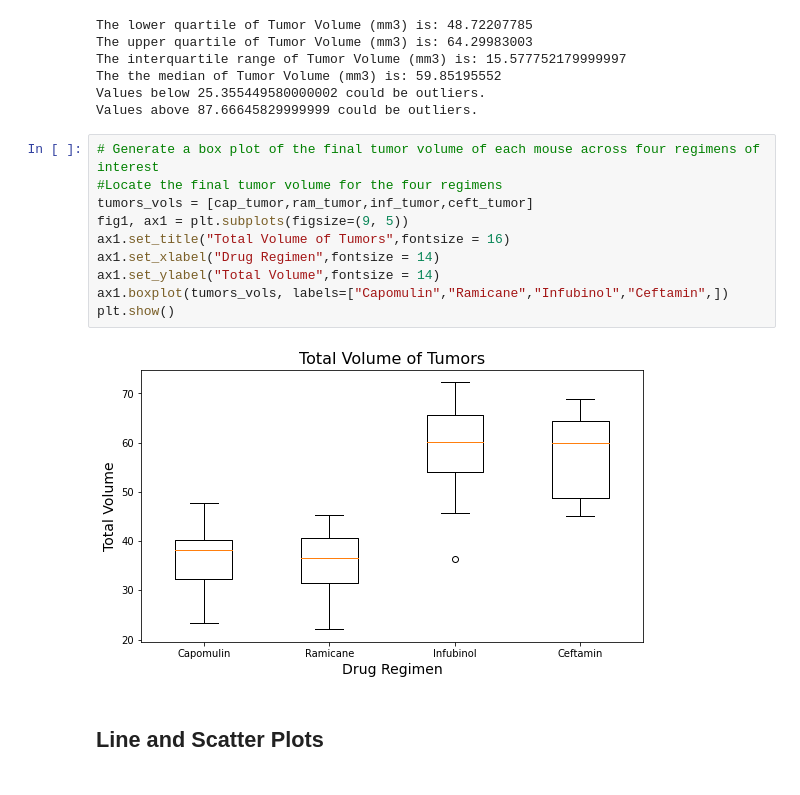
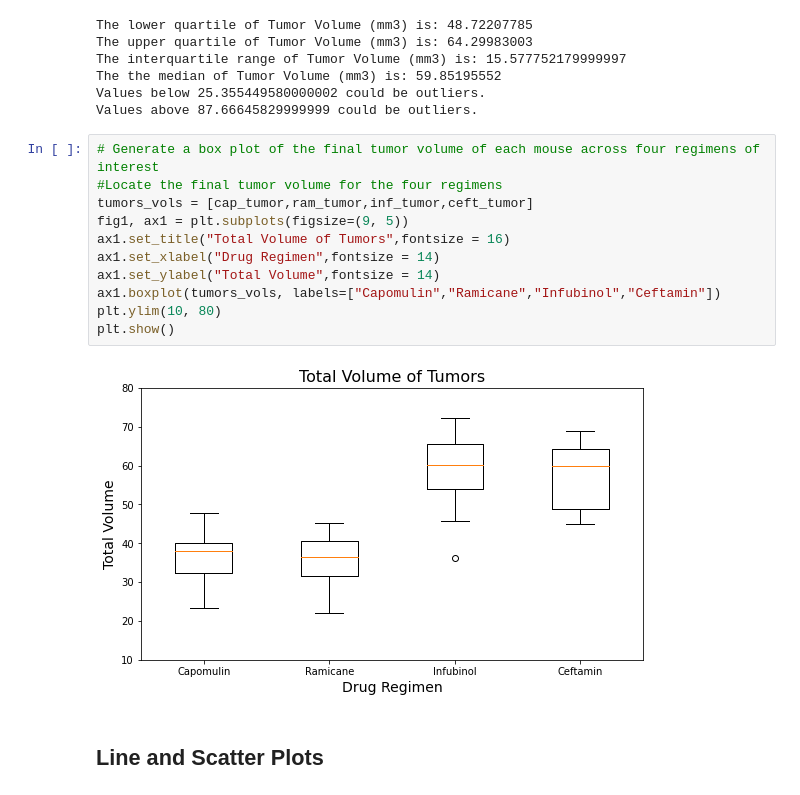
Before and after one commit to Claude-Hanfou/Pymaceuticals-Analysis, a Jupyter notebook: Pymaceuticals/Pymaceutical_start.ipynb, the cells around one changed output. Drawn from its saved outputs; the diff is of its cells as text.

```diff
--- a/Pymaceuticals/Pymaceutical_start.ipynb
+++ b/Pymaceuticals/Pymaceutical_start.ipynb
@@ -392,15 +390,16 @@ Values above 87.66645829999999 could be outliers.
 # %%
 # Generate a box plot of the final tumor volume of each mouse across four regimens of interest
 #Locate the final tumor volume for the four regimens
 tumors_vols = [cap_tumor,ram_tumor,inf_tumor,ceft_tumor]
 fig1, ax1 = plt.subplots(figsize=(9, 5))
 ax1.set_title("Total Volume of Tumors",fontsize = 16)
 ax1.set_xlabel("Drug Regimen",fontsize = 14)
 ax1.set_ylabel("Total Volume",fontsize = 14)
-ax1.boxplot(tumors_vols, labels=["Capomulin","Ramicane","Infubinol","Ceftamin",])
+ax1.boxplot(tumors_vols, labels=["Capomulin","Ramicane","Infubinol","Ceftamin"])
+plt.ylim(10, 80)
 plt.show()
 # %% [output]
-[figure, old version]
+[figure, new version]
 # %% [markdown]
 ## Line and Scatter Plots
 # %%
```
Also changed, not shown: parts of 5 cells of this notebook.
